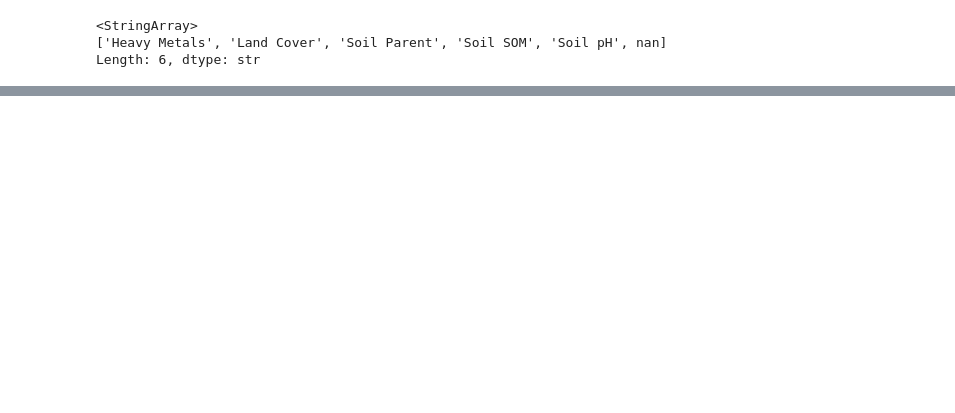
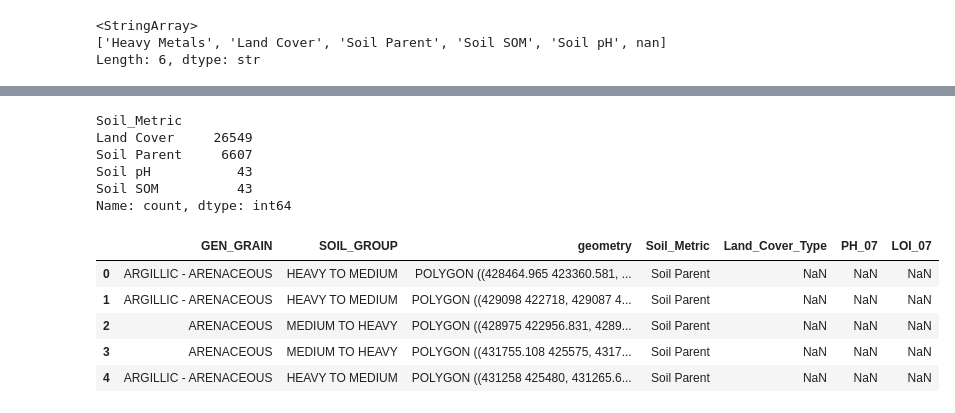
Before and after one commit to MarionC749/LIDA-SEEDS, a Jupyter notebook: Data_Processing/2-SEEDS_soil_health.ipynb, the cells around one changed output, grey strips where cells are left out. Saved outputs shown, nothing was run; the diff lists cells and outputs as text; code cells hidden in the pictures; blank space fills up the shorter version.

```diff
--- a/Data_Processing/2-SEEDS_soil_health.ipynb
+++ b/Data_Processing/2-SEEDS_soil_health.ipynb
@@ -1004,0 +1009,9 @@ CGS_soil.to_csv(os.path.join(workspace_path, "Data", "Processed_Data", "soil_hea
+# %%
+soil_parent_to_join= soil_parent[['GEN_GRAIN', 'SOIL_GROUP', 'geometry', 'Soil_Metric']].copy()
+LandCover_to_join= LandCover[['geometry', 'Land_Cover_Type','Soil_Metric']].copy()
+Soil_pH_to_join= Soil_pH[['PH_07', 'geometry', 'Soil_Metric']]
+Soil_SOM_to_join= Soil_SOM[['LOI_07', 'geometry', 'Soil_Metric']]
+
+# Combine different soil health data
+soil_health = pd.concat([soil_parent_to_join, LandCover_to_join, Soil_pH_to_join, Soil_SOM_to_join], ignore_index=True)
+soil_health.info()
@@ -1004,0 +1033,18 @@ CGS_soil.to_csv(os.path.join(workspace_path, "Data", "Processed_Data", "soil_hea
+# %%
+soil_health['Soil_Metric'].value_counts()
+# %% [output]
+Soil_Metric
+Land Cover     26549
+Soil Parent     6607
+Soil pH           43
+Soil SOM          43
+Name: count, dtype: int64
+# %%
+soil_health.head()
+# %% [output]
+|  | GEN_GRAIN | SOIL_GROUP | geometry | Soil_Metric | Land_Cover_Type | PH_07 | LOI_07 |
+| 0 | ARGILLIC - ARENACEOUS | HEAVY TO MEDIUM | POLYGON ((428464.965 423360.581, ... | Soil Parent | NaN | NaN | NaN |
+| 1 | ARGILLIC - ARENACEOUS | HEAVY TO MEDIUM | POLYGON ((429098 422718, 429087 4... | Soil Parent | NaN | NaN | NaN |
+| 2 | ARENACEOUS | MEDIUM TO HEAVY | POLYGON ((428975 422956.831, 4289... | Soil Parent | NaN | NaN | NaN |
+| 3 | ARENACEOUS | MEDIUM TO HEAVY | POLYGON ((431755.108 425575, 4317... | Soil Parent | NaN | NaN | NaN |
+| 4 | ARGILLIC - ARENACEOUS | HEAVY TO MEDIUM | POLYGON ((431258 425480, 431265.6... | Soil Parent | NaN | NaN | NaN |
```
Also changed, not shown: parts of 7 cells of this notebook, 25 other files.
